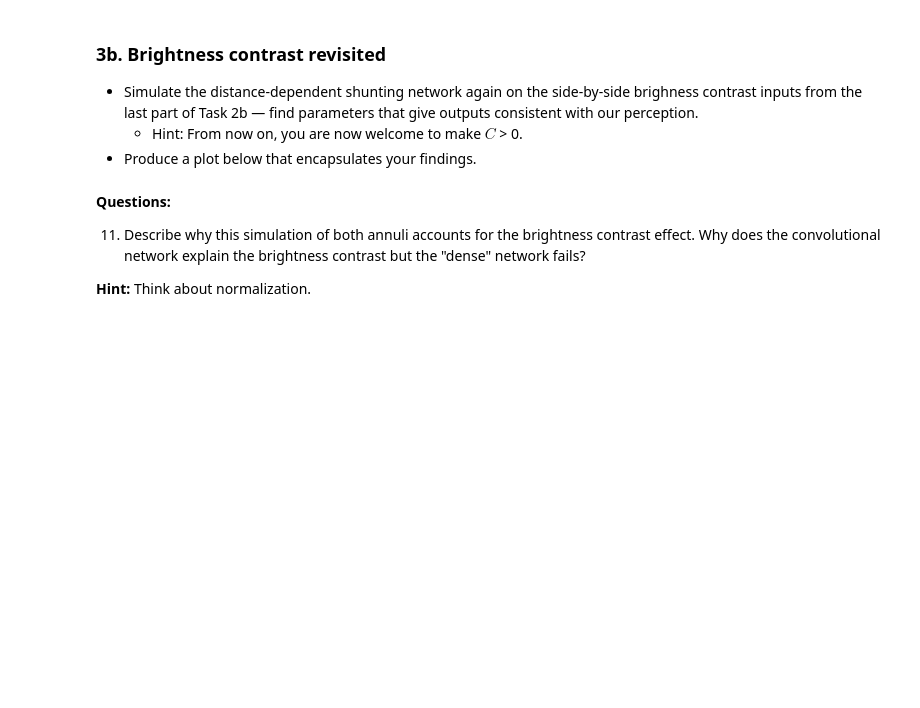
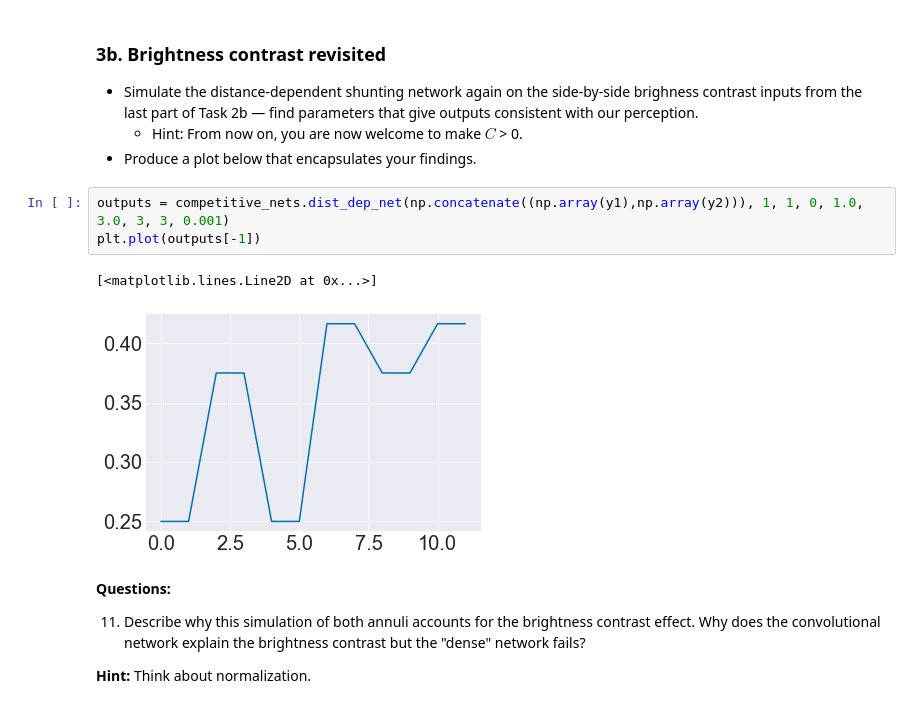
Before and after one commit to ejseal21/Computational-Neuroscience, a Jupyter notebook: Project3/CompNets.ipynb, the cells around one changed output. Drawn from its saved outputs; the diff is of its cells as text; blank space fills up the shorter version.

```diff
--- a/Project3/CompNets.ipynb
+++ b/Project3/CompNets.ipynb
@@ -402,6 +384,12 @@ ValueError: could not broadcast input array from shape (2,1) into shape (1)
 - Simulate the distance-dependent shunting network again on the side-by-side brighness contrast inputs from the last part of Task 2b — find parameters that give outputs consistent with our perception.
     - Hint: From now on, you are now welcome to make $C$ > 0.
 - Produce a plot below that encapsulates your findings.
+# %%
+outputs = competitive_nets.dist_dep_net(np.concatenate((np.array(y1),np.array(y2))), 1, 1, 0, 1.0, 3.0, 3, 3, 0.001)
+plt.plot(outputs[-1])
+# %% [output]
+[<matplotlib.lines.Line2D at 0x...>]
+[figure, added]
 # %% [markdown]
 **Questions:**
 
```
Also changed, not shown: parts of 1 cell of this notebook, 1 other file.
